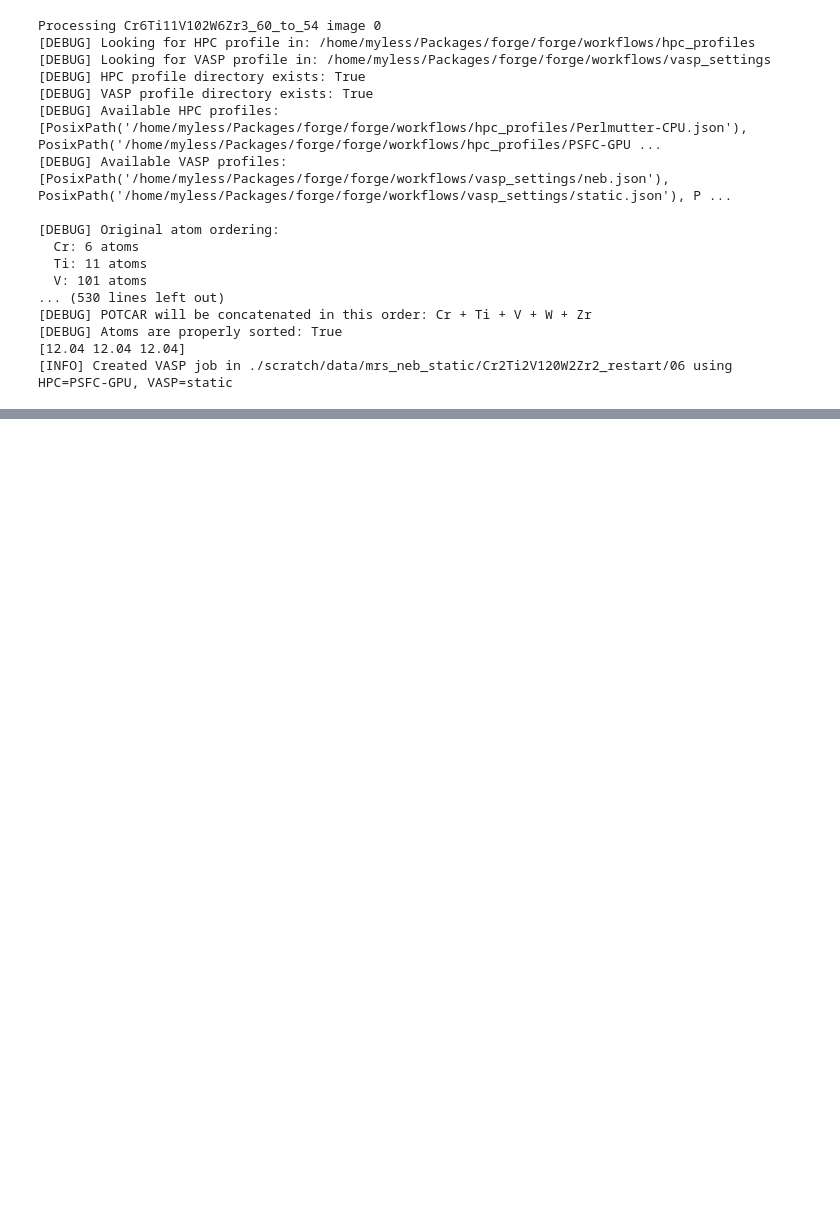
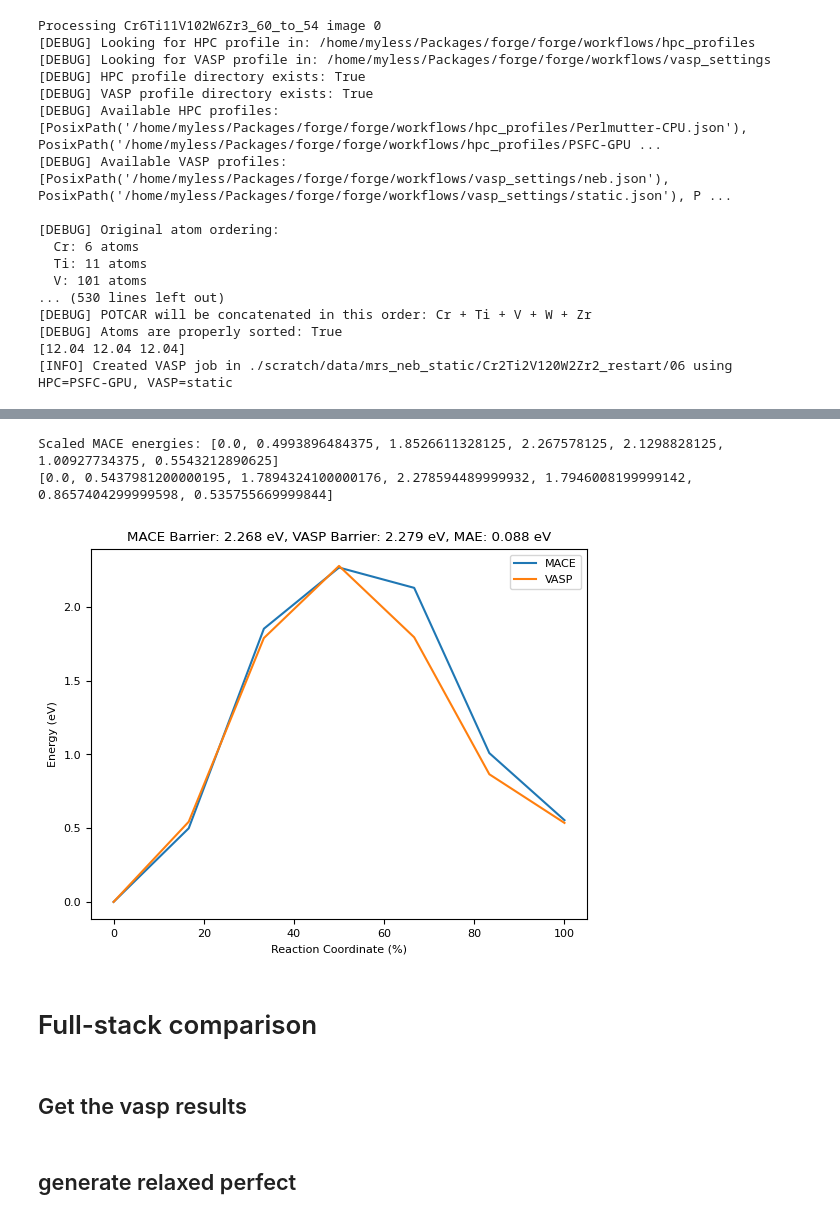
Before and after one commit to mstapelberg/forge, a Jupyter notebook: scratch/notebooks/scratch_neb_analysis.ipynb, the cells around one changed output, grey strips where cells are left out. Cells and saved outputs as stored; diff of their text form; code cells hidden in the pictures; blank space fills up the shorter version.

```diff
--- a/scratch/notebooks/scratch_neb_analysis.ipynb
+++ b/scratch/notebooks/scratch_neb_analysis.ipynb
@@ -539,0 +714,19 @@ Processing Cr6Ti11V102W6Zr3_60_to_54 image 0
+# %%
+# --- Example Usage ---
+
+# Assuming model_paths and pre_neb variables are defined as before
+
+# Option 1: Default - Use all found POSCAR_X.xyz files
+images = prepare_neb_images(pre_neb, model_paths, num_images=5, force_interpolate=False)
+
+# Option 2: Specify number of images, potentially triggering interpolation
+#num_desired_intermediate = 7
+#images = prepare_neb_images(pre_neb, model_paths, num_images=num_desired_intermediate)
+
+# --- Your subsequent NEB setup ---
+if images: # Check if images were successfully prepared
+    neb = DyNEB(images, k = 0.1, climb=True)
+    opt = FIRE(neb) # Or FIRE, etc.
+    opt.run(steps = 200)
+else:
+    print("Image preparation failed.")
@@ -539,0 +770,41 @@ Processing Cr6Ti11V102W6Zr3_60_to_54 image 0
+# %%
+# get the energies
+energies = [image.get_potential_energy() for image in images]
+scaled_energies = [energy - energies[0] for energy in energies]
+
+print(f"Scaled MACE energies: {scaled_energies}")
+
+#vasp_energies = get_vasp_energies(data_dict, 'Cr6Ti5V107W5Zr2_rank_0')
+#vasp_energies = get_vasp_energies(data_dict, 'Cr4Ti12V107WZr_rank_2')
+#vasp_energies = get_vasp_energies(data_dict, 'Cr2Ti2V120W2Zr2_restart')
+#vasp_energies = get_vasp_energies(data_dict, 'Cr5Ti5V115')
+vasp_energies = get_vasp_energies(data_dict, 'Cr4Ti7V111W4Zr2_14_to_15')
+
+barrier = max(scaled_energies) - scaled_energies[0]
+vasp_barrier = max(vasp_energies) - vasp_energies[0]
+
+# get the mae between vasp (truth) and mace (pred)
+# Use min length for comparison to avoid index errors
+min_length = min(len(scaled_energies), len(vasp_energies))
+mae = np.mean(np.abs(np.array(vasp_energies[:min_length]) - np.array(scaled_energies[:min_length])))
+
+# Create fractional coordinates for x-axis (0 to 100)
+mace_x = np.linspace(0, 100, len(scaled_energies))
+vasp_x = np.linspace(0, 100, len(vasp_energies))
+
+# plot the energies with fractional coordinates
+plt.plot(mace_x, scaled_energies, label='MACE')
+plt.plot(vasp_x, vasp_energies, label='VASP')
+plt.xlabel('Reaction Coordinate (%)')
+plt.ylabel('Energy (eV)')
+plt.title('MACE Barrier: ' + str(round(barrier, 3)) + ' eV, VASP Barrier: ' + str(round(vasp_barrier, 3)) + ' eV' + ', MAE: ' + str(round(mae, 3)) + ' eV')
+plt.legend()
+plt.show()
+# %% [output]
+Scaled MACE energies: [0.0, 0.4993896484375, 1.8526611328125, 2.267578125, 2.1298828125, 1.00927734375, 0.5543212890625]
+[0.0, 0.5437981200000195, 1.7894324100000176, 2.278594489999932, 1.7946008199999142, 0.8657404299999598, 0.535755669999844]
+[figure, added]
+# %% [markdown]
+# Full-stack comparison
+# %% [markdown]
+## Get the vasp results
@@ -539,0 +820,2 @@ Processing Cr6Ti11V102W6Zr3_60_to_54 image 0
+# %% [markdown]
+## generate relaxed perfect
```
Also changed, not shown: parts of 34 cells of this notebook.
